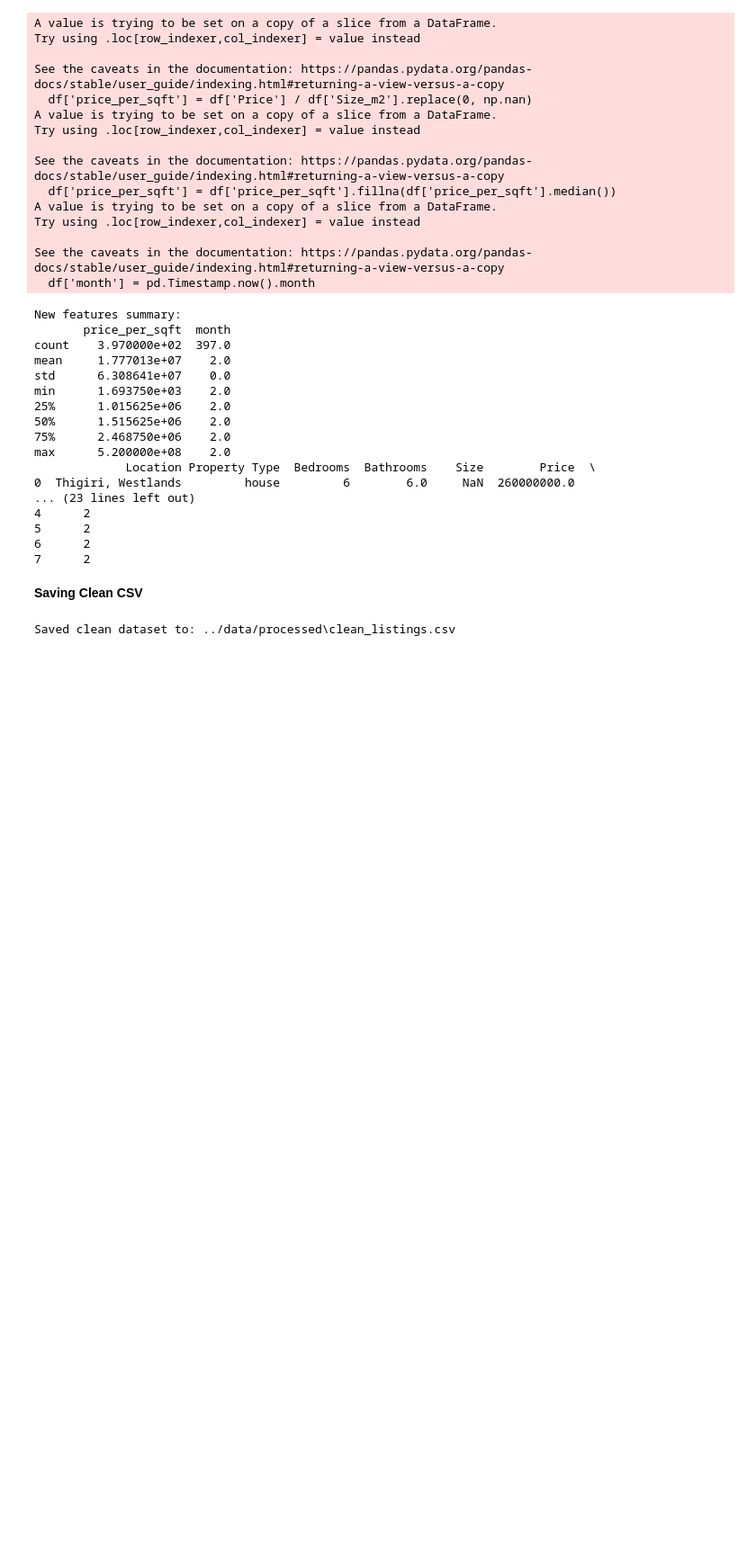
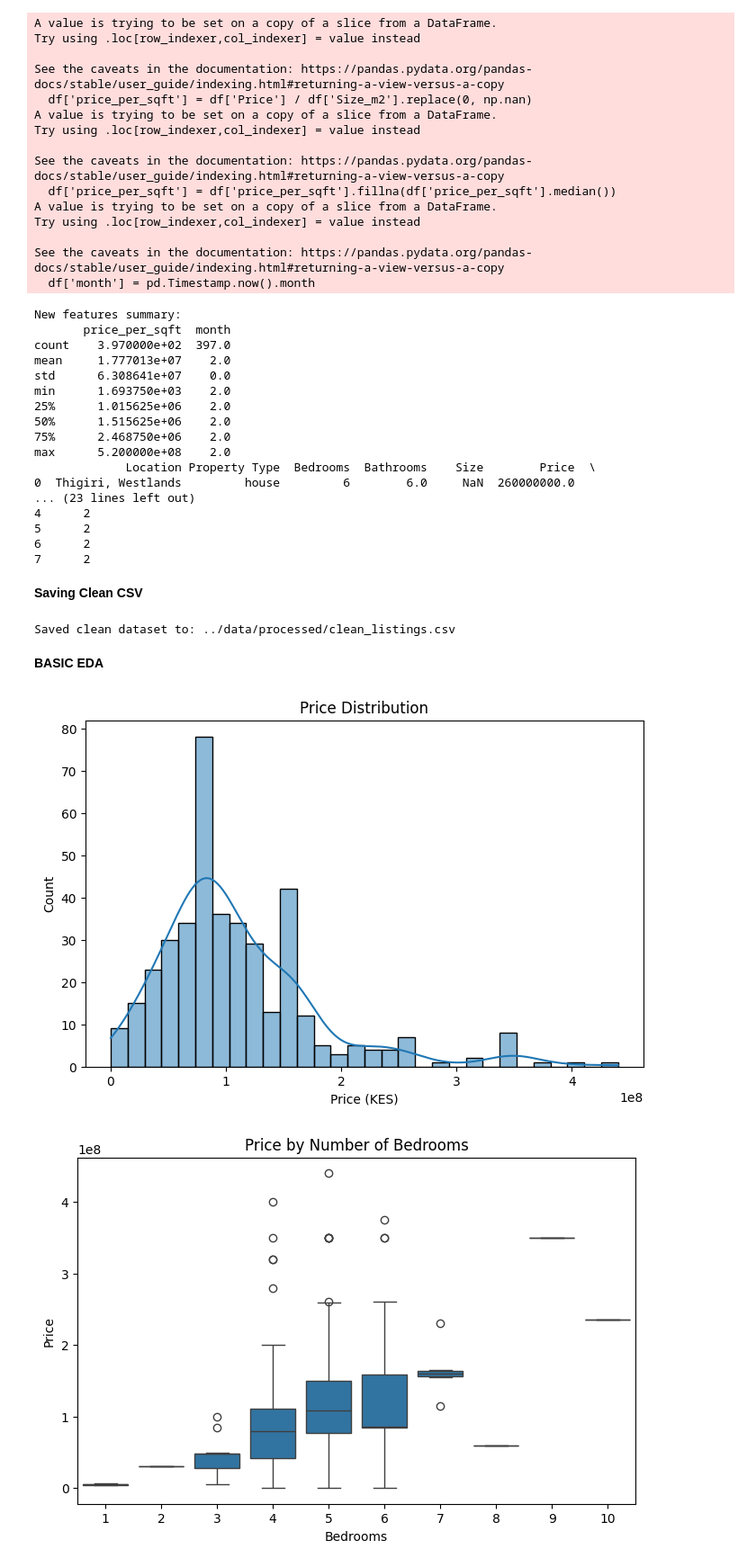
Before and after one commit to Daniel059/nairobi-house-price-prediction, a Jupyter notebook: notebooks/02_day2_cleaning_eda.ipynb, the cells around one changed output. Shown at 90% size. Cells and saved outputs as stored; diff of their text form; code cells hidden in the pictures; blank space fills up the shorter version.

Commit message:
EDA visuals

```diff
--- a/notebooks/02_day2_cleaning_eda.ipynb
+++ b/notebooks/02_day2_cleaning_eda.ipynb
@@ -326,15 +336,40 @@ max      5.200000e+08    2.0
 # %% [markdown]
 **Saving Clean CSV**
 # %%
-import os
-
-# Creating the processed folder if it doesn't exist
-processed_dir = "../data/processed"
-os.makedirs(processed_dir, exist_ok=True)  # exist_ok=True prevents error if it already exists
-
-# Then saving the cleaner data
-processed_path = os.path.join(processed_dir, "clean_listings.csv")
+# Save final clean for Day 2
+processed_path = "../data/processed/clean_listings.csv"
 df.to_csv(processed_path, index=False)
 print("Saved clean dataset to:", processed_path)
 # %% [output]
-Saved clean dataset to: ../data/processed\clean_listings.csv
+Saved clean dataset to: ../data/processed/clean_listings.csv
+# %% [markdown]
+**BASIC EDA**
+# %%
+# Visual 1: Price distribution
+plt.figure(figsize=(8,5))
+sns.histplot(df['Price'], kde=True, bins=30)
+plt.title('Price Distribution')
+plt.xlabel('Price (KES)')
+plt.ylabel('Count')
+plt.savefig('../presentation/eda_price_hist.png')
+plt.show()
+
+# Visual 2: Price by Bedrooms
+plt.figure(figsize=(8,5))
+sns.boxplot(x='Bedrooms', y='Price', data=df)
+plt.title('Price by Number of Bedrooms')
+plt.savefig('../presentation/eda_price_by_bedrooms.png')
+plt.show()
+
+# Visual 3: Median price by Location (top 10)
+top_loc = df['Location'].value_counts().head(10).index
+df_top = df[df['Location'].isin(top_loc)]
+plt.figure(figsize=(12,6))
+sns.barplot(x='Location', y='Price', data=df_top, estimator=np.median, errorbar=None)
+plt.title('Median Price by Top Locations')
+plt.xticks(rotation=45)
+plt.savefig('../presentation/eda_median_price_location.png')
+plt.show()
+# %% [output]
+[figure, added]
+[figure, added]
```
Also changed, not shown: parts of 2 cells of this notebook.
